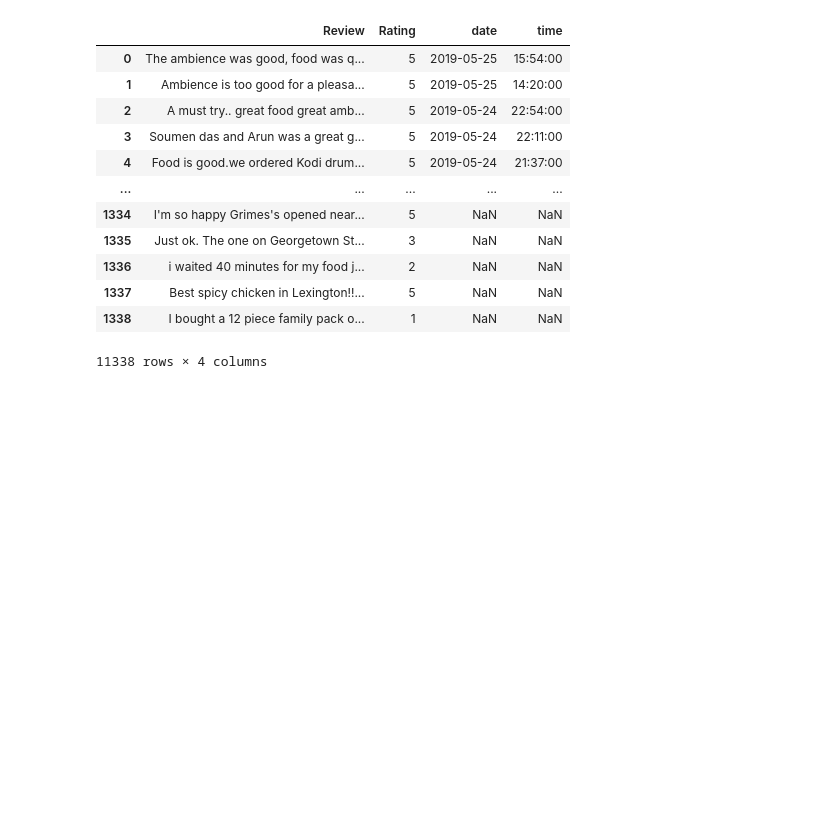
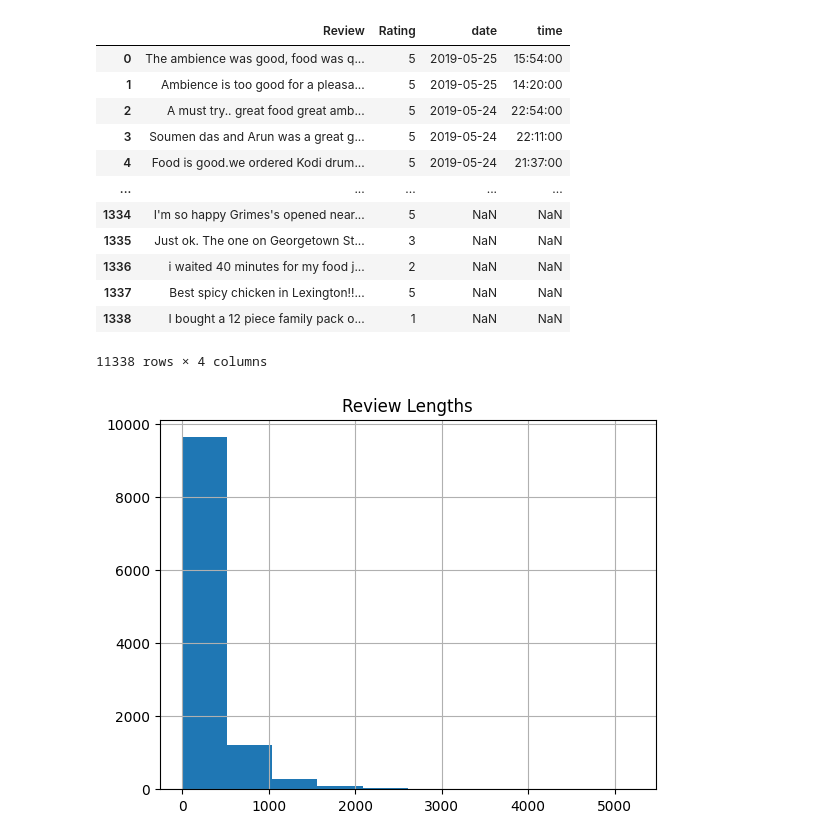
Before and after one commit to Leman5/What2eat, a Jupyter notebook: What2eat.ipynb, the cells around one changed output. Drawn from its saved outputs; the diff is of its cells as text; code cells hidden in the pictures; blank space fills up the shorter version.

```diff
--- a/What2eat.ipynb
+++ b/What2eat.ipynb
@@ -93,3 +104,10 @@ reviewdf
 | 1337 | Best spicy chicken in Lexington!!... | 5 | NaN | NaN |
 | 1338 | I bought a 12 piece family pack o... | 1 | NaN | NaN |
 11338 rows × 4 columns
+# %%
+reviewdf['Review_Length'] = reviewdf['Review'].str.len()
+reviewdf['Review_Length'].hist()
+plt.title("Review Lengths")
+plt.show()
+# %% [output]
+[figure, added]
```
Also changed, not shown: parts of 21 cells of this notebook, 7 other files.
